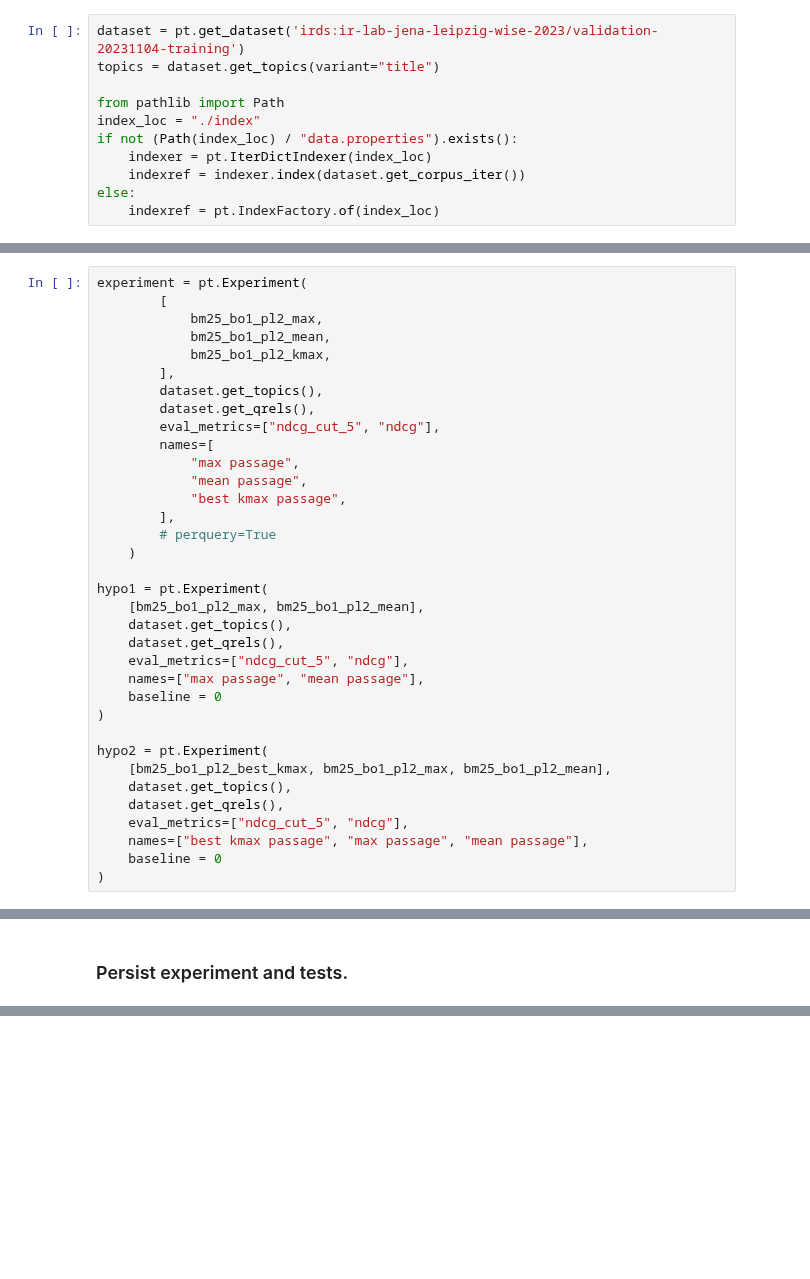
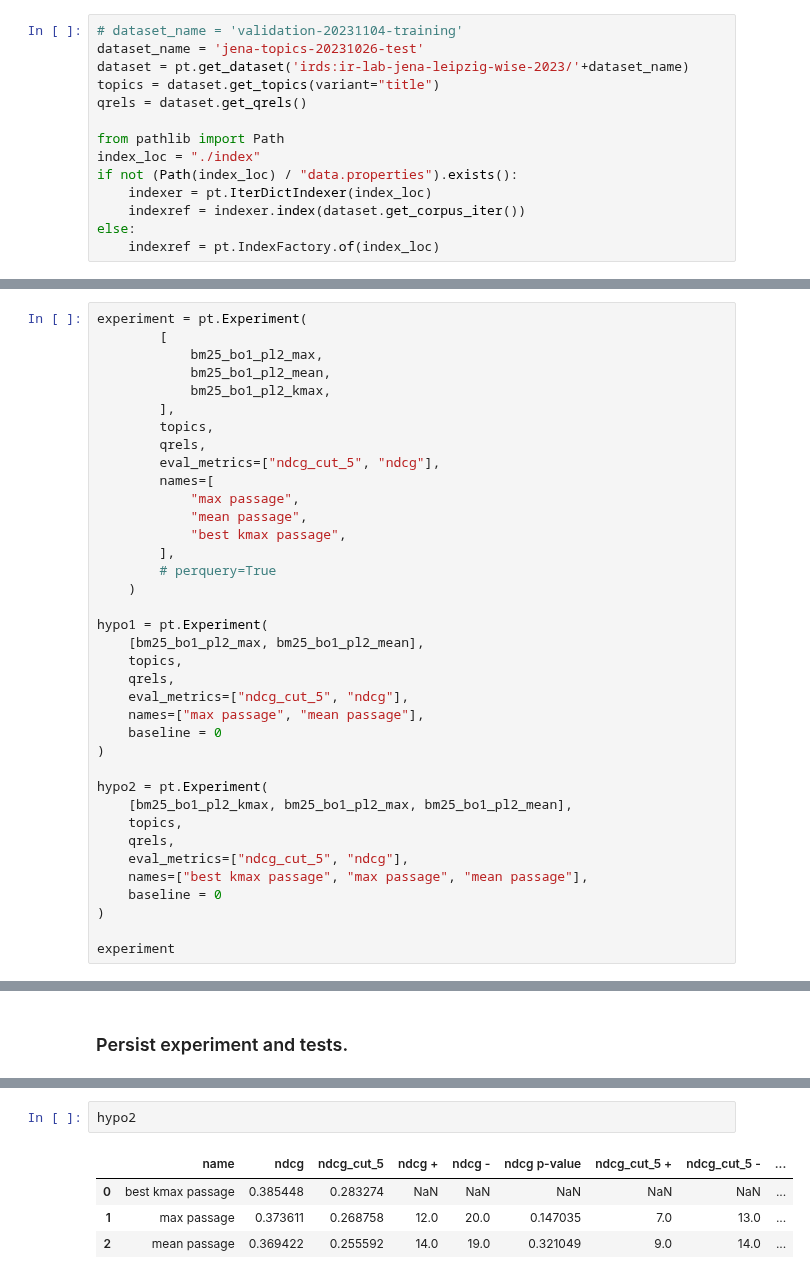
Before and after one commit to tira-io/ir-lab-jena-leipzig-wise-2023-galapagos-tortoise, a Jupyter notebook: jupyter-notebook-submissions/hypothesis-tests.ipynb, the cells around one changed output, grey strips where cells are left out. Drawn from its saved outputs; the diff is of its cells as text; blank space fills up the shorter version.

```diff
--- a/jupyter-notebook-submissions/hypothesis-tests.ipynb
+++ b/jupyter-notebook-submissions/hypothesis-tests.ipynb
@@ -52,8 +58,11 @@ No etc/terrier.properties, using terrier.default.properties for bootstrap config
 # %% [markdown]
 ### Step 2: Load data, create index
 # %%
-dataset = pt.get_dataset('irds:ir-lab-jena-leipzig-wise-2023/validation-20231104-training')
+# dataset_name = 'validation-20231104-training'
+dataset_name = 'jena-topics-20231026-test'
+dataset = pt.get_dataset('irds:ir-lab-jena-leipzig-wise-2023/'+dataset_name)
 topics = dataset.get_topics(variant="title")
+qrels = dataset.get_qrels()
 
 from pathlib import Path
 index_loc = "./index"
@@ -93,8 +101,8 @@ experiment = pt.Experiment(
             bm25_bo1_pl2_mean,
             bm25_bo1_pl2_kmax,
         ],
-        dataset.get_topics(),
-        dataset.get_qrels(),
+        topics,
+        qrels,
         eval_metrics=["ndcg_cut_5", "ndcg"],
         names=[
             "max passage",
@@ -106,18 +114,20 @@ experiment = pt.Experiment(
 
 hypo1 = pt.Experiment(
     [bm25_bo1_pl2_max, bm25_bo1_pl2_mean],
-    dataset.get_topics(),
-    dataset.get_qrels(),
+    topics,
+    qrels,
     eval_metrics=["ndcg_cut_5", "ndcg"],
     names=["max passage", "mean passage"],
     baseline = 0
 )
 
 hypo2 = pt.Experiment(
-    [bm25_bo1_pl2_best_kmax, bm25_bo1_pl2_max, bm25_bo1_pl2_mean],
-    dataset.get_topics(),
-    dataset.get_qrels(),
+    [bm25_bo1_pl2_kmax, bm25_bo1_pl2_max, bm25_bo1_pl2_mean],
+    topics,
+    qrels,
     eval_metrics=["ndcg_cut_5", "ndcg"],
     names=["best kmax passage", "max passage", "mean passage"],
     baseline = 0
 )
+
+experiment
@@ -126,3 +147,10 @@ hypo2 = pt.Experiment(
+# %%
+hypo2
+# %% [output]
+|  | name | ndcg | ndcg_cut_5 | ndcg + | ndcg - | ndcg p-value | ndcg_cut_5 + | ndcg_cut_5 - | ... |
+| 0 | best kmax passage | 0.385448 | 0.283274 | NaN | NaN | NaN | NaN | NaN | ... |
+| 1 | max passage | 0.373611 | 0.268758 | 12.0 | 20.0 | 0.147035 | 7.0 | 13.0 | ... |
+| 2 | mean passage | 0.369422 | 0.255592 | 14.0 | 19.0 | 0.321049 | 9.0 | 14.0 | ... |
 # %%
 with open("results.txt", "wt") as file:
     file.write("Experiment:\n\n")
```
Also changed, not shown: parts of 8 cells of this notebook.
